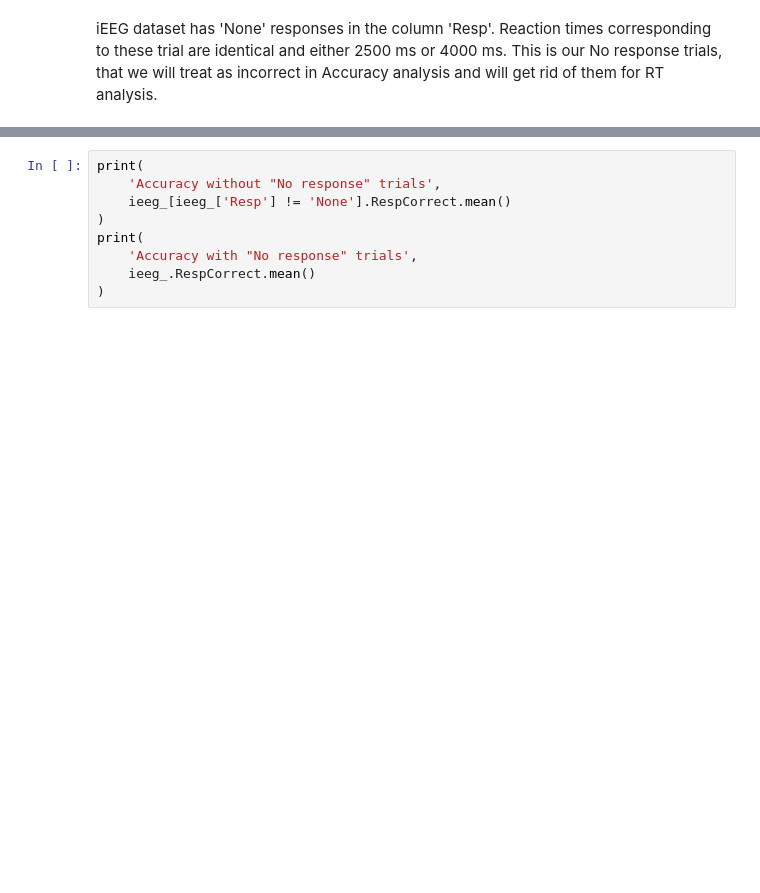
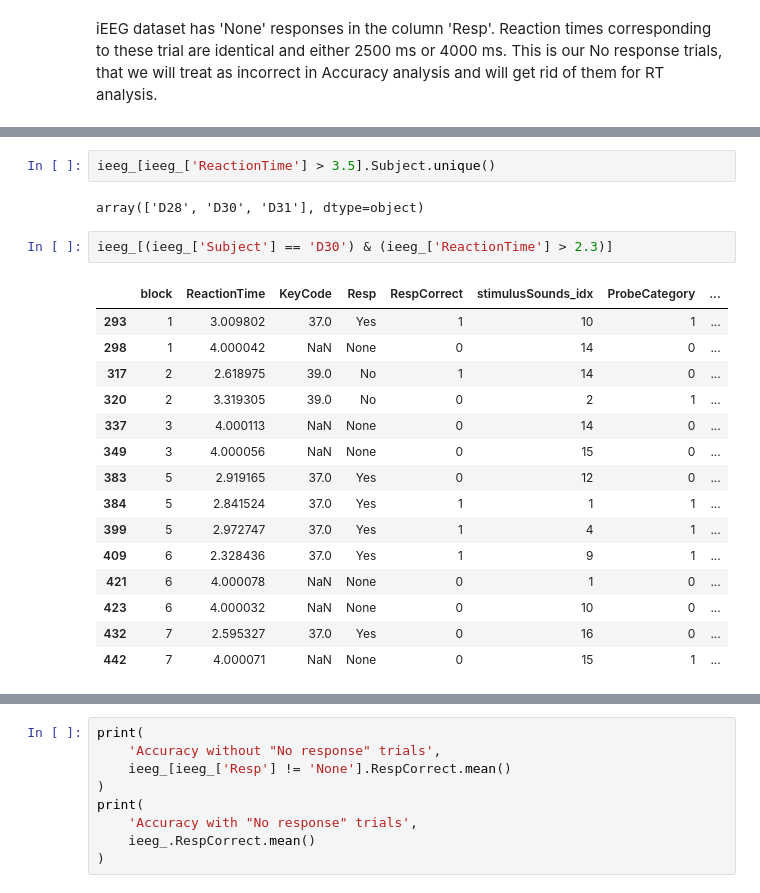
Before and after one commit to cristinarainich/Sternberg_analysis, a Jupyter notebook: Preprocessing_of_datasets_Environmental.ipynb, the cells around one changed output, grey strips where cells are left out. Saved outputs shown, nothing was run; the diff lists cells and outputs as text; blank space fills up the shorter version.

```diff
--- a/Preprocessing_of_datasets_Environmental.ipynb
+++ b/Preprocessing_of_datasets_Environmental.ipynb
@@ -286,0 +309,22 @@ ieeg_[ieeg_['Resp'] == 'None']['ReactionTime'].count()
+# %%
+ieeg_[ieeg_['ReactionTime'] > 3.5].Subject.unique()
+# %% [output]
+array(['D28', 'D30', 'D31'], dtype=object)
+# %%
+ieeg_[(ieeg_['Subject'] == 'D30') & (ieeg_['ReactionTime'] > 2.3)]
+# %% [output]
+|  | block | ReactionTime | KeyCode | Resp | RespCorrect | stimulusSounds_idx | ProbeCategory | ... |
+| 293 | 1 | 3.009802 | 37.0 | Yes | 1 | 10 | 1 | ... |
+| 298 | 1 | 4.000042 | NaN | None | 0 | 14 | 0 | ... |
+| 317 | 2 | 2.618975 | 39.0 | No | 1 | 14 | 0 | ... |
+| 320 | 2 | 3.319305 | 39.0 | No | 0 | 2 | 1 | ... |
+| 337 | 3 | 4.000113 | NaN | None | 0 | 14 | 0 | ... |
+| 349 | 3 | 4.000056 | NaN | None | 0 | 15 | 0 | ... |
+| 383 | 5 | 2.919165 | 37.0 | Yes | 0 | 12 | 0 | ... |
+| 384 | 5 | 2.841524 | 37.0 | Yes | 1 | 1 | 1 | ... |
+| 399 | 5 | 2.972747 | 37.0 | Yes | 1 | 4 | 1 | ... |
+| 409 | 6 | 2.328436 | 37.0 | Yes | 1 | 9 | 1 | ... |
+| 421 | 6 | 4.000078 | NaN | None | 0 | 1 | 0 | ... |
+| 423 | 6 | 4.000032 | NaN | None | 0 | 10 | 0 | ... |
+| 432 | 7 | 2.595327 | 37.0 | Yes | 0 | 16 | 0 | ... |
+| 442 | 7 | 4.000071 | NaN | None | 0 | 15 | 1 | ... |
```
Also changed, not shown: parts of 6 cells of this notebook.
